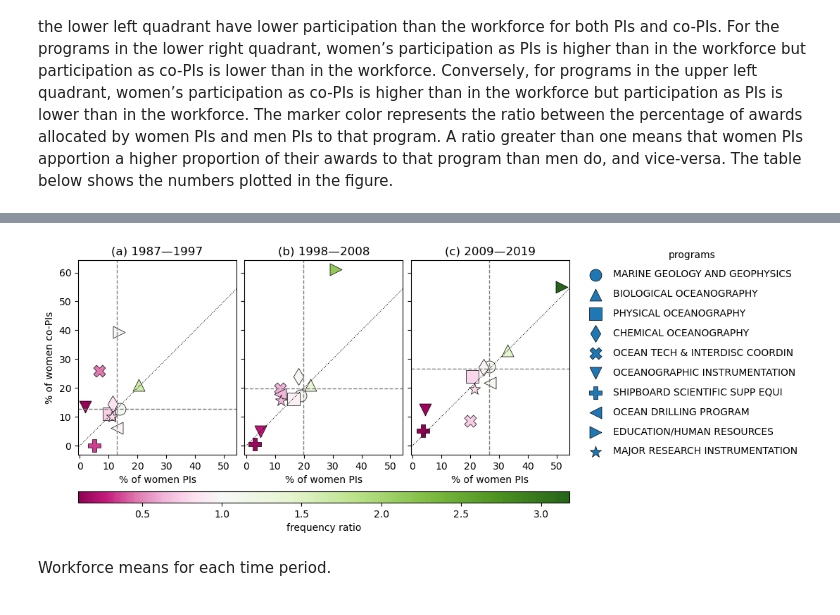
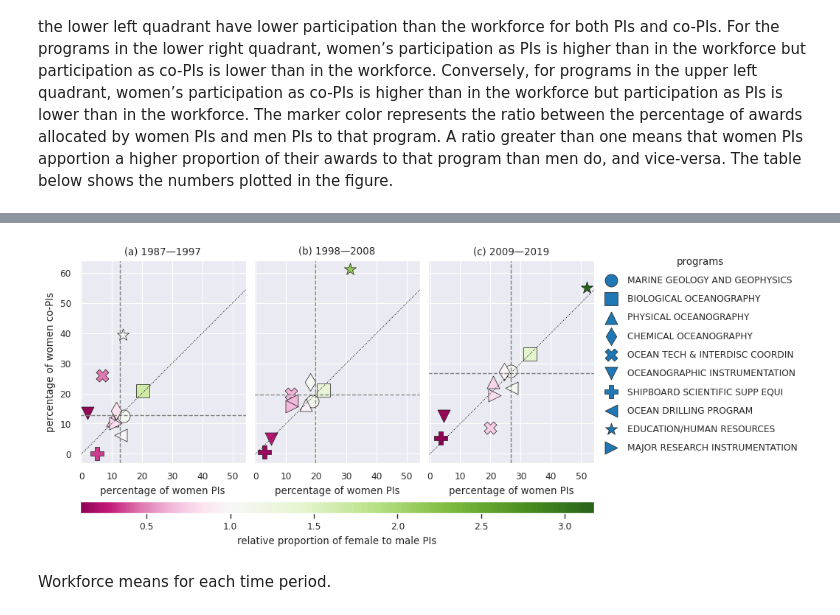
Before and after one commit to idlima/nsf-oce-gender, a Jupyter notebook: manuscript_figures.ipynb, the cells around one changed output, grey strips where cells are left out. Saved outputs shown, nothing was run; the diff lists cells and outputs as text; code cells hidden in the pictures.

```diff
--- a/manuscript_figures.ipynb
+++ b/manuscript_figures.ipynb
@@ -16,7 +16,12 @@ Last updated on Thu Mar 11 16:58:19 2021
 # %%
+import seaborn as sns
+sns.set_theme()
+sns.set_context('paper')
+sns.set_palette('tab10')
 warnings.filterwarnings('ignore')
 plt.rcParams['figure.dpi'] = 100
 pd.options.display.max_columns = 30
+dpi = 600
 # %% [markdown]
 ## Read NSF-OCE award data
 # %%
@@ -27,6 +32,8 @@ data_types = {'Abstract':'string', 'Title':'string', 'Programs':'string', 'PI':'
 awards = pd.read_csv('results/awards_1985-2020_clean_edited_grouped_gender_topic.csv', index_col=0,
                      parse_dates=[4,5], dtype=data_types)
 awards['year'] = awards.StartDate.dt.year
+awards.loc[awards.program=='DATA NOT AVAILABLE','program'] = np.nan
+awards['co-PI_female_pct'] = awards['co-PI_female_frac'] * 100
 
 npzfile = np.load('results/NMF_TSNE.npz')
 topic_names    = npzfile['topic_names']
@@ -63,14 +72,14 @@ df_combined = df_combined.rename(columns={'index':'year'})
 
 f_error = lambda x: 1.96 * x.std()/np.sqrt(x.size)
 error = awards.groupby(awards.StartDate.dt.year)['co-PI_female_frac'].apply(f_error)
+alpha = 1
 
 def linreg(x, y):
     X = sm.add_constant(x)
     lreg = sm.OLS(y,X).fit()
     return lreg, X
 
-fig, ax = plt.subplots()
-
+fig, ax = plt.subplots(figsize=(6,5))
 _ = female_pct.PI.plot(ax=ax, style='C0.')
 _ = female_pct['co-PI'].plot(ax=ax, style='C1.')
 _ = workforce.plot(x='year', y='female_pct', ax=ax, style='C2.', legend=False)
@@ -82,9 +91,10 @@ for x, y, s in zip([female_pct.index, female_pct.index, df_combined.year, workfo
                    [female_pct.PI, female_pct['co-PI'], df_combined.female, workforce.female_pct],['C0-','C1-','C7-','C2-']):
     reg, X = linreg(x, y)
     params.append([reg.rsquared,reg.params[1],reg.params[0],reg.pvalues[1]])
-    _ = ax.plot(x, reg.predict(X), s, alpha=0.7)
+    _ = ax.plot(x, reg.predict(X), s, alpha=alpha)
 
-fig.savefig('figures/pi_copi_workforce_regress.png',dpi=300,bbox_inches='tight')
+# sns.despine(ax=ax,left=True, bottom=True)
+fig.savefig('figures/pi_copi_workforce_regress.png',dpi=dpi,bbox_inches='tight')
 
 lr_stats = pd.DataFrame(np.array(params), index=['PI','co-PI','PI + co-PI','workforce'],
                         columns=['R^2','slope','intercept','p-value'])
@@ -101,7 +111,6 @@ lr_stats.style.format('{:.3f}', subset=['R^2','slope','intercept'])
 # %% [markdown]
 Scatter plot of the percentage of women PIs vs co-PIs for the 10 largest NSF-OCE programs (in number of awards) in three different 11-year periods. The dotted diagonal line represents the 1:1 ratio. The vertical and horizontal dashed lines represent the mean percentage of women in the academic workforce for that time period computed from the linear trend fitted to the combined PI and co-PI data for all programs (figure above). The programs in the upper right quadrant of each panel have higher women’s participation than the academic workforce for both PIs and co-PIs while those in the lower left quadrant have lower participation than the workforce for both PIs and co-PIs. For the programs in the lower right quadrant, women’s participation as PIs is higher than in the workforce but participation as co-PIs is lower than in the workforce. Conversely, for programs in the upper left quadrant, women’s participation as co-PIs is higher than in the workforce but participation as PIs is lower than in the workforce. The marker color represents the ratio between the percentage of awards allocated by women PIs and men PIs to that program. A ratio greater than one means that women PIs apportion a higher proportion of their awards to that program than men do, and vice-versa. The table below shows the numbers plotted in the figure.
 # %%
-awards.loc[awards.program=='DATA NOT AVAILABLE','program'] = np.nan
 top10_programs = pd.DataFrame({'number of awards':
                                awards.groupby('program')['Abstract'].count().sort_values(ascending=False)[:10]})
 
@@ -140,7 +149,7 @@ wf_ref_3 = wf_ref[wf_ref.year>2008]                        # 2009-2019
 wf_means = [df['workforce'].mean() for df in [wf_ref_1, wf_ref_2, wf_ref_3]]
 
 titles = [u'(a) 1987\u20141997',u'(b) 1998\u20142008',u'(c) 2009\u20142019']
-markers = ['o','^','s','d','X','v','P','<','>','*']
+markers = ['o','s','^','d','X','v','P','<','*','>']
 vmin, vmax = by_prog3.ratio.min(), by_prog3.ratio.max()
 
 fig, axs = plt.subplots(1, 3, sharex=True, sharey=True, figsize=(9,4))
@@ -148,44 +157,47 @@ fig.subplots_adjust(wspace=0.05)
 for ax, df, t , wf in zip(axs.ravel(),[by_prog1,by_prog2,by_prog3], titles, wf_means):
     for n, p in enumerate(df.index):
         sp = ax.scatter(df.loc[p,'PI'], df.loc[p,'co-PI'], c=df.loc[p,'ratio'], s=150, label=p, marker=markers[n],
-                        edgecolors='k', linewidths=0.5, cmap=plt.cm.PiYG, norm=colors.TwoSlopeNorm(1, 0.1, vmax))
+                        edgecolors='k', linewidths=0.5, cmap=plt.cm.PiYG, norm=colors.TwoSlopeNorm(1, 0.1, vmax),
+                        alpha=alpha)
         _ = ax.axis('scaled')
-        _ = ax.set(xlabel='% of women PIs', title=t, xticks=np.arange(0,60,10))
+        _ = ax.set(xlabel='percentage of women PIs', title=t, xticks=np.arange(0,60,10))
 
-_ = axs[0].set(ylabel='% of women co-PIs')
+#     sns.despine(ax=ax,left=True, bottom=True)
+
+_ = axs[0].set(ylabel='percentage of women co-PIs')
 xmin, xmax = axs[0].get_xlim()
 ymin, ymax = axs[0].get_ylim()
 for ax, wf in zip(axs, wf_means):
     _ = ax.plot([ymin,ymax], [ymin,ymax], ':', color='k', linewidth=0.75)
     _ = ax.hlines(wf, xmin, xmax, linestyles='dashed', colors='C7', linewidth=1)
     _ = ax.vlines(wf, ymin, ymax, linestyles='dashed', colors='C7', linewidth=1)
 
-_ = ax.legend(loc='upper left', bbox_to_anchor=(1.05, 1.1), frameon=False, labelspacing=1, title='programs')
+_ = ax.legend(loc='upper left', bbox_to_anchor=(1.0, 1.06), frameon=False, labelspacing=1, title='programs', facecolor='red')
 
 l, b, w, h = axs[0].get_position().bounds
 cax = fig.add_axes([l, b-0.17, 0.775, 0.04])
 cb = fig.colorbar(sp, cax=cax, orientation='horizontal')
-_ = cb.set_label('frequency ratio')
+_ = cb.set_label('relative proportion of female to male PIs')
 
-fig.savefig('figures/pi_copi_program_scatter.png',dpi=300,bbox_inches='tight')
+fig.savefig('figures/pi_copi_program_scatter.png',dpi=dpi,bbox_inches='tight')
 
 cols = ['PI','co-PI','ratio']
 pd.concat([by_prog1[cols], by_prog2[cols], by_prog3[cols]], keys=['1987-1997','1998-2008', '2009-2019'], axis=1).style.format('{:.2f}')
 # %% [output]
 |  | 1987-1997 |  |  | 1998-2008 |  |  | 2009-2019 |  |  |
 |  | PI | co-PI | ratio | PI | co-PI | ratio | PI | co-PI | ratio |
 | program |  |  |  |  |  |  |  |  |  |
 | MARINE GEOLOGY AND GEOPHYSICS | 13.84 | 12.67 | 1.05 | 18.78 | 17.46 | 1.11 | 26.66 | 27.48 | 1.07 |
 | BIOLOGICAL OCEANOGRAPHY | 20.32 | 20.98 | 1.67 | 22.38 | 20.99 | 1.38 | 33.00 | 33.12 | 1.45 |
 | PHYSICAL OCEANOGRAPHY | 10.26 | 11.01 | 0.75 | 16.50 | 16.26 | 0.95 | 20.83 | 23.90 | 0.78 |
 | CHEMICAL OCEANOGRAPHY | 11.40 | 14.37 | 0.84 | 18.08 | 23.89 | 1.06 | 24.62 | 27.24 | 0.96 |
 | OCEAN TECH & INTERDISC COORDIN | 6.74 | 25.98 | 0.47 | 11.68 | 19.82 | 0.63 | 20.00 | 8.72 | 0.74 |
 | OCEANOGRAPHIC INSTRUMENTATION | 1.90 | 13.59 | 0.13 | 4.94 | 5.03 | 0.25 | 4.51 | 12.55 | 0.14 |
 | SHIPBOARD SCIENTIFIC SUPP EQUI | 5.10 | 0.00 | 0.35 | 2.94 | 0.61 | 0.15 | 3.61 | 5.26 | 0.11 |
 | OCEAN DRILLING PROGRAM | 12.93 | 6.25 | 0.97 | 11.88 | 17.79 | 0.65 | 26.98 | 21.90 | 1.09 |
 | EDUCATION/HUMAN RESOURCES | 13.64 | 39.39 | 1.03 | 31.19 | 61.11 | 2.17 | 51.85 | 55.07 | 3.18 |
 | MAJOR RESEARCH INSTRUMENTATION | 11.11 | 10.00 | 0.82 | 11.96 | 15.61 | 0.65 | 21.43 | 19.49 | 0.80 |
-[figure, old version]
+[figure, new version]
 # %% [markdown]
 Workforce means for each time period.
 # %%
```
Also changed, not shown: parts of 33 cells of this notebook, 1 other file.
